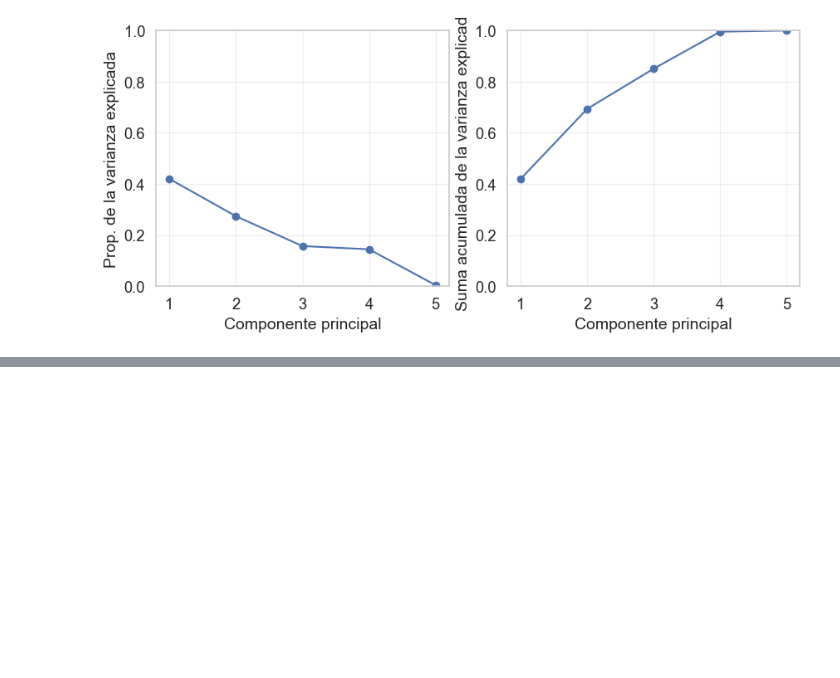
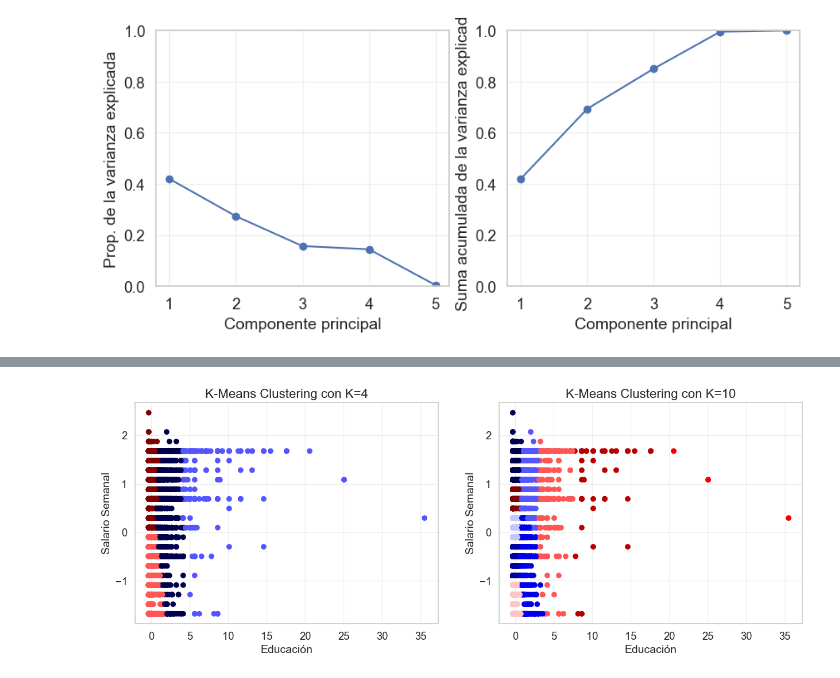
Before and after one commit to MaxiPetrini/BigDataUBA-Grupo16, a Jupyter notebook: TP3_Grupo 16/Tp3.ipynb, the cells around one changed output, grey strips where cells are left out. Cells and saved outputs as stored; diff of their text form; code cells hidden in the pictures; blank space fills up the shorter version.

```diff
--- a/TP3_Grupo 16/Tp3.ipynb
+++ b/TP3_Grupo 16/Tp3.ipynb
@@ -488,0 +537,19 @@ fig
+# %%
+kmeans4 = KMeans(n_clusters=4, random_state=10, init="random", n_init=20).fit(X)
+kmeans10 = KMeans(n_clusters=10, random_state=10, init="random", n_init=20).fit(X)
+
+fig, axes = plt.subplots(1, 2, figsize=(15, 5)) # Para tener 2 subplots uno al lado del otro
+ax = axes[0]
+ax.scatter(X[:,0], X[:,1], c=kmeans4.labels_, cmap="seismic")
+ax.set_xlabel("Educación")
+ax.set_ylabel("Salario Semanal")
+ax.set_title("K-Means Clustering con K=4")
+
+ax = axes[1]
+ax.scatter(X[:,0], X[:,1], c=kmeans10.labels_, cmap="seismic")
+ax.set_xlabel("Educación")
+ax.set_ylabel("Salario Semanal")
+ax.set_title("K-Means Clustering con K=10")
+fig.show()
+# %% [output]
+[figure, added]
```
Also changed, not shown: parts of 19 cells of this notebook, 1 other file.
